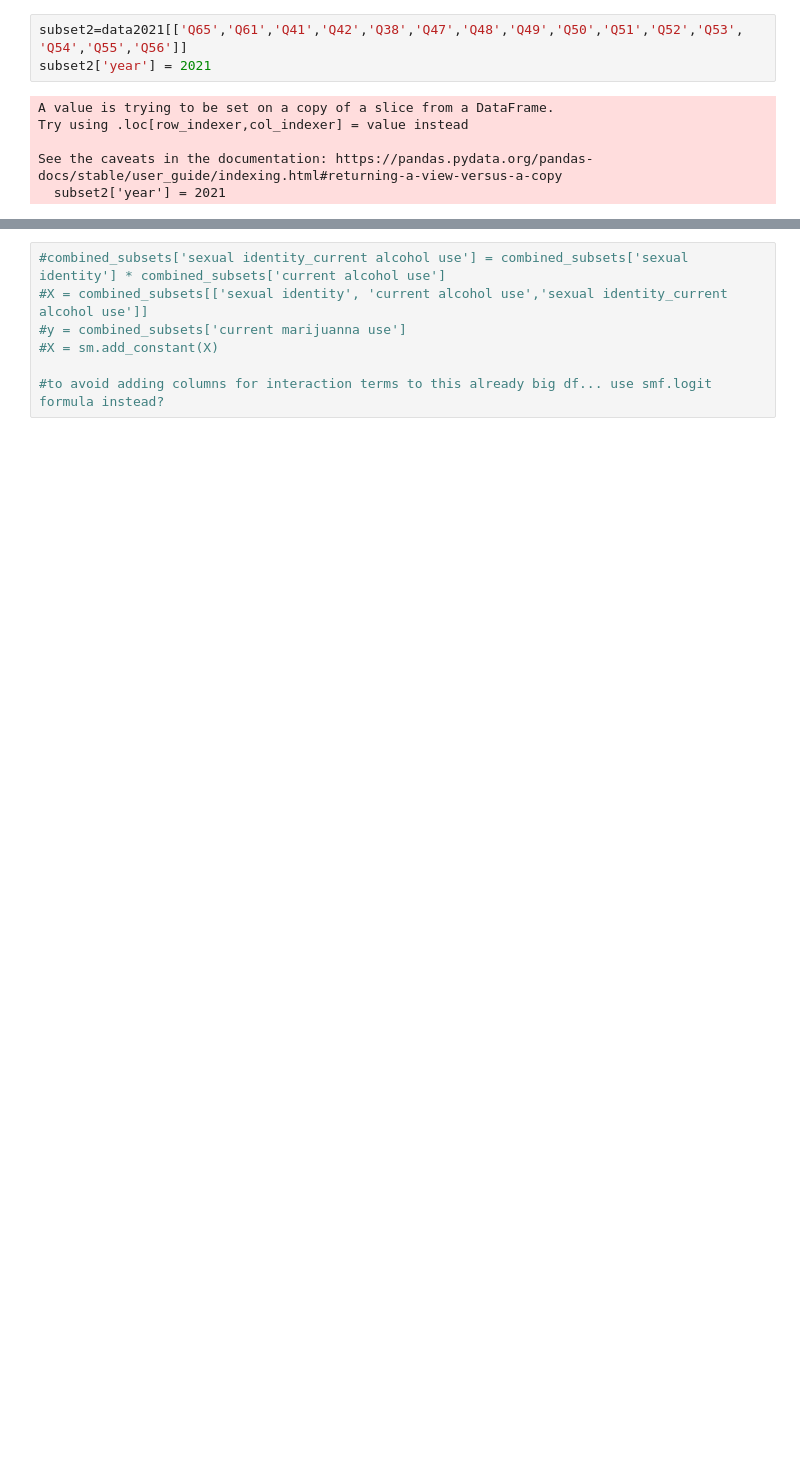
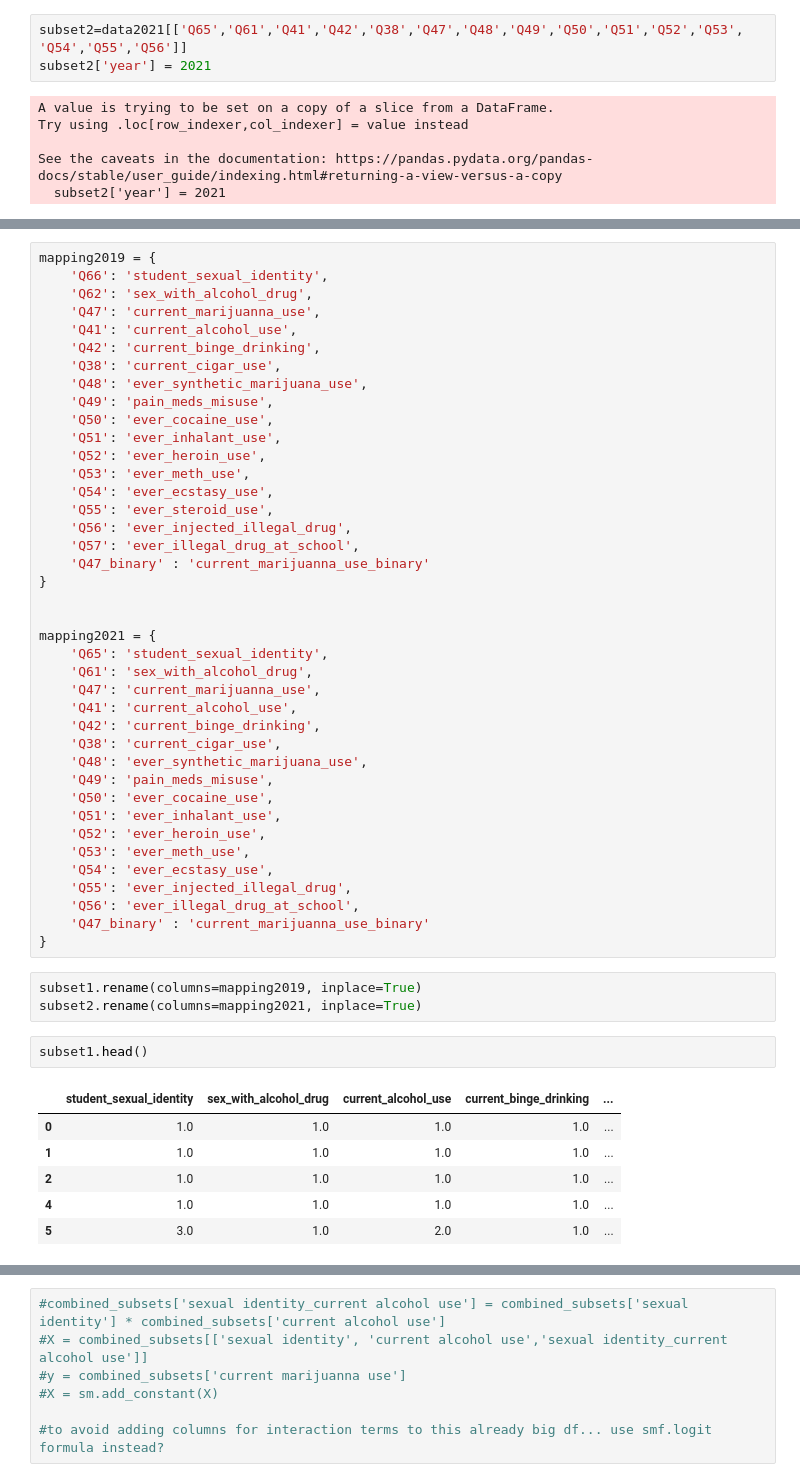
Before and after one commit to worldterminator/yrbs, a Jupyter notebook: summeryrbs.ipynb, the cells around one changed output, grey strips where cells are left out. Cells and saved outputs as stored; diff of their text form; blank space fills up the shorter version.

```diff
--- a/summeryrbs.ipynb
+++ b/summeryrbs.ipynb
@@ -168 +123,53 @@ mapping_2021 = {
+# %%
+mapping2019 = {
+    'Q66': 'student_sexual_identity',
+    'Q62': 'sex_with_alcohol_drug',
+    'Q47': 'current_marijuanna_use',
+    'Q41': 'current_alcohol_use',
+    'Q42': 'current_binge_drinking',
+    'Q38': 'current_cigar_use',
+    'Q48': 'ever_synthetic_marijuana_use',
+    'Q49': 'pain_meds_misuse',
+    'Q50': 'ever_cocaine_use',
+    'Q51': 'ever_inhalant_use',
+    'Q52': 'ever_heroin_use',
+    'Q53': 'ever_meth_use',
+    'Q54': 'ever_ecstasy_use',
+    'Q55': 'ever_steroid_use',
+    'Q56': 'ever_injected_illegal_drug',
+    'Q57': 'ever_illegal_drug_at_school',
+    'Q47_binary' : 'current_marijuanna_use_binary'
+}
+
+
+mapping2021 = {
+    'Q65': 'student_sexual_identity',
+    'Q61': 'sex_with_alcohol_drug',
+    'Q47': 'current_marijuanna_use',
+    'Q41': 'current_alcohol_use',
+    'Q42': 'current_binge_drinking',
+    'Q38': 'current_cigar_use',
+    'Q48': 'ever_synthetic_marijuana_use',
+    'Q49': 'pain_meds_misuse',
+    'Q50': 'ever_cocaine_use',
+    'Q51': 'ever_inhalant_use',
+    'Q52': 'ever_heroin_use',
+    'Q53': 'ever_meth_use',
+    'Q54': 'ever_ecstasy_use',
+    'Q55': 'ever_injected_illegal_drug',
+    'Q56': 'ever_illegal_drug_at_school',
+    'Q47_binary' : 'current_marijuanna_use_binary'
+}
+# %%
+subset1.rename(columns=mapping2019, inplace=True)
+subset2.rename(columns=mapping2021, inplace=True)
+# %%
+subset1.head()
+# %% [output]
+|  | student_sexual_identity | sex_with_alcohol_drug | current_alcohol_use | current_binge_drinking | ... |
+| 0 | 1.0 | 1.0 | 1.0 | 1.0 | ... |
+| 1 | 1.0 | 1.0 | 1.0 | 1.0 | ... |
+| 2 | 1.0 | 1.0 | 1.0 | 1.0 | ... |
+| 4 | 1.0 | 1.0 | 1.0 | 1.0 | ... |
+| 5 | 3.0 | 1.0 | 2.0 | 1.0 | ... |
 # %%
```
Also changed, not shown: parts of 12 cells of this notebook.
